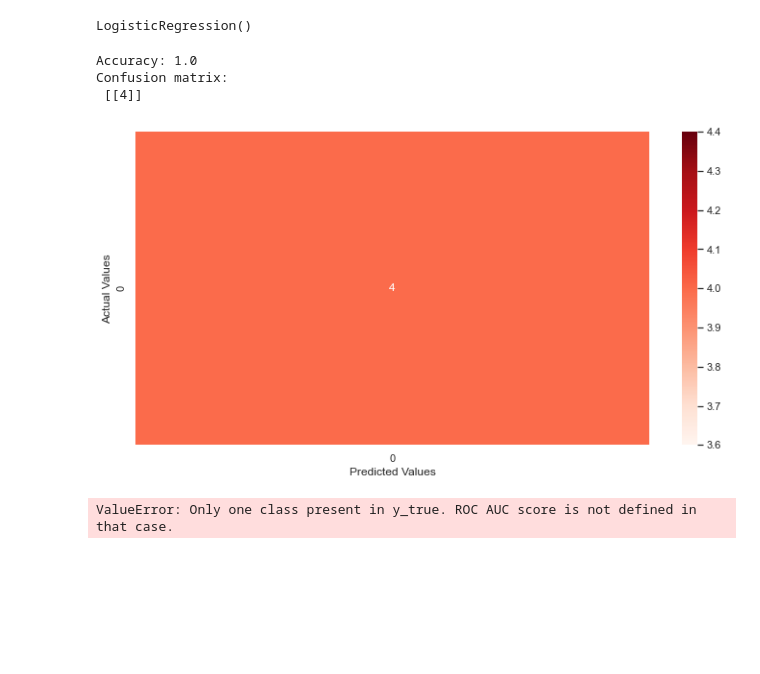
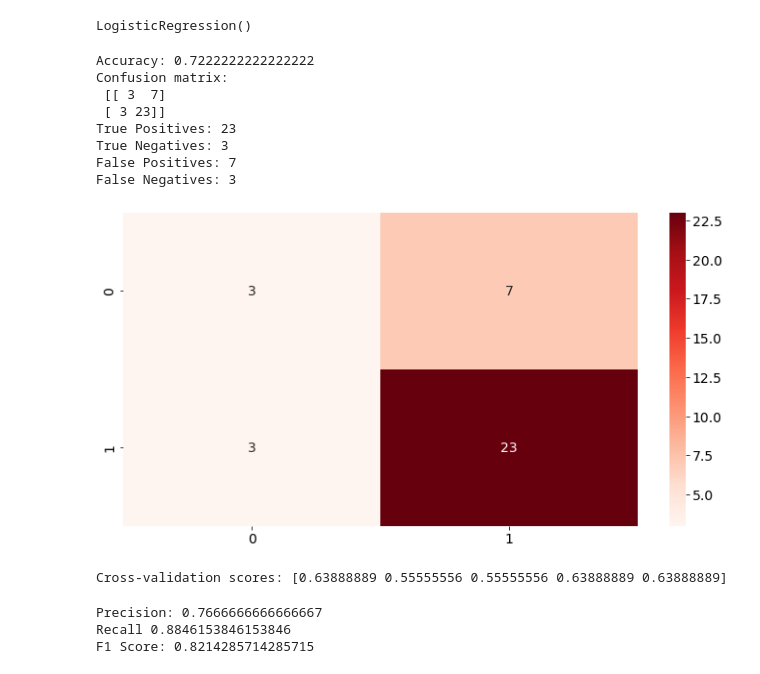
Before and after one commit to 123bros/Movie-Analysis, a Jupyter notebook: Logistical_regression-checkpoint.ipynb, the cells around one changed output. Saved outputs shown, nothing was run; the diff lists cells and outputs as text; code cells hidden in the pictures; blank space fills up the shorter version.

```diff
--- a/Logistical_regression-checkpoint.ipynb
+++ b/Logistical_regression-checkpoint.ipynb
@@ -10,8 +10,6 @@ from sklearn.linear_model import LogisticRegression
 from sklearn.model_selection import train_test_split
 from sklearn.metrics import accuracy_score, confusion_matrix
 import seaborn as sb
-sns.set(style="white")
-sns.set(style="whitegrid", color_codes=True)
 from sklearn.metrics import accuracy_score, precision_score, recall_score, f1_score, roc_curve, roc_auc_score
 # %%
 data= pd.read_csv('cleaned-movie-dataset.csv')
@@ -37,6 +31,6 @@ data
 # %%
 # Extract the required columns
-df = data[['Rating', 'Revenue', 'Budget']]
+df = data[['Vote_average', 'Revenue', 'Budget']]
 
 # Drop rows with missing values
 df = df.dropna()
@@ -62,4 +52,4 @@ df
 # %%
 # Define the input variables
-X = df[['Rating']] # select the feature variable
-y = (np.where(df['Revenue']>=3*df['Budget'], 1, 0))
+X = df[['Vote_average']] # select the feature variable
+y = (np.where(df['Revenue']>=7*df['Budget'], 1, 0))
@@ -97,25 +69,45 @@ y_pred_proba = logreg.predict_proba(X_test)
 # %%
 # Confusion Matrix and Accuracy rating
 accuracy = accuracy_score(y_test, y_pred)
 cm = confusion_matrix(y_test, y_pred)
 plt.figure(figsize=(12,6))
 sb.heatmap(cm,annot=True,fmt='d',cmap='Reds')
-plt.ylabel("Actual Values")
-plt.xlabel("Predicted Values")
 plt
 
 print('Accuracy:', accuracy)
 print('Confusion matrix:\n', cm)
+# Extracting TP, TN, FP, FN from the confusion matrix
+tn, fp, fn, tp = cm.ravel()
+
+# Printing the values of TP, TN, FP, FN
+print("True Positives:", tp)
+print("True Negatives:", tn)
+print("False Positives:", fp)
+print("False Negatives:", fn)
 # %% [output]
-Accuracy: 1.0
+Accuracy: 0.7222222222222222
 Confusion matrix:
- [[4]]
+ [[ 3  7]
+ [ 3 23]]
+True Positives: 23
+True Negatives: 3
+False Positives: 7
+False Negatives: 3
-[figure, old version]
+[figure, new version]
+# %%
+from sklearn.model_selection import cross_val_score
+from sklearn.linear_model import LogisticRegression
+
+scores = cross_val_score(logreg, X, y, cv=5)
+
+# Print the cross-validation scores, for a set of 5 arrays
+
+print("Cross-validation scores:", scores)
+# %% [output]
+Cross-validation scores: [0.63888889 0.55555556 0.55555556 0.63888889 0.63888889]
 # %%
 from sklearn.metrics import accuracy_score, precision_score, recall_score, f1_score
 
-# calculate accuracy
-accuracy = accuracy_score(y_test, y_pred)
 
 # calculate precision
 precision = precision_score(y_test, y_pred)
@@ -124,21 +116,18 @@ precision = precision_score(y_test, y_pred)
 recall = recall_score(y_test, y_pred)
 
 # calculate F1 score
+
 f1 = f1_score(y_test, y_pred)
+
+
+print('Precision:', precision)
+
+print('Recall', recall)
+print('F1 Score:', f1)
+# %% [output]
+Precision: 0.7666666666666667
+Recall 0.8846153846153846
+F1 Score: 0.8214285714285715
-# %%
-from sklearn.metrics import roc_curve, roc_auc_score, plot_roc_curve
-
-# calculate ROC curve
-fpr, tpr, thresholds = roc_curve(y_test, y_pred_proba[:,1])
-
-# calculate AUC score
-auc_score = roc_auc_score(y_test, y_pred_proba[:,1])
-
-# plot ROC curve
-plot_roc_curve(lr_model, X_test, y_test)
-plt.show()
-# %% [output]
-ValueError: Only one class present in y_true. ROC AUC score is not defined in that case.
 # %%
 logreg.predict_proba(X_test)
 # %% [output]
```
Also changed, not shown: parts of 10 cells of this notebook.
